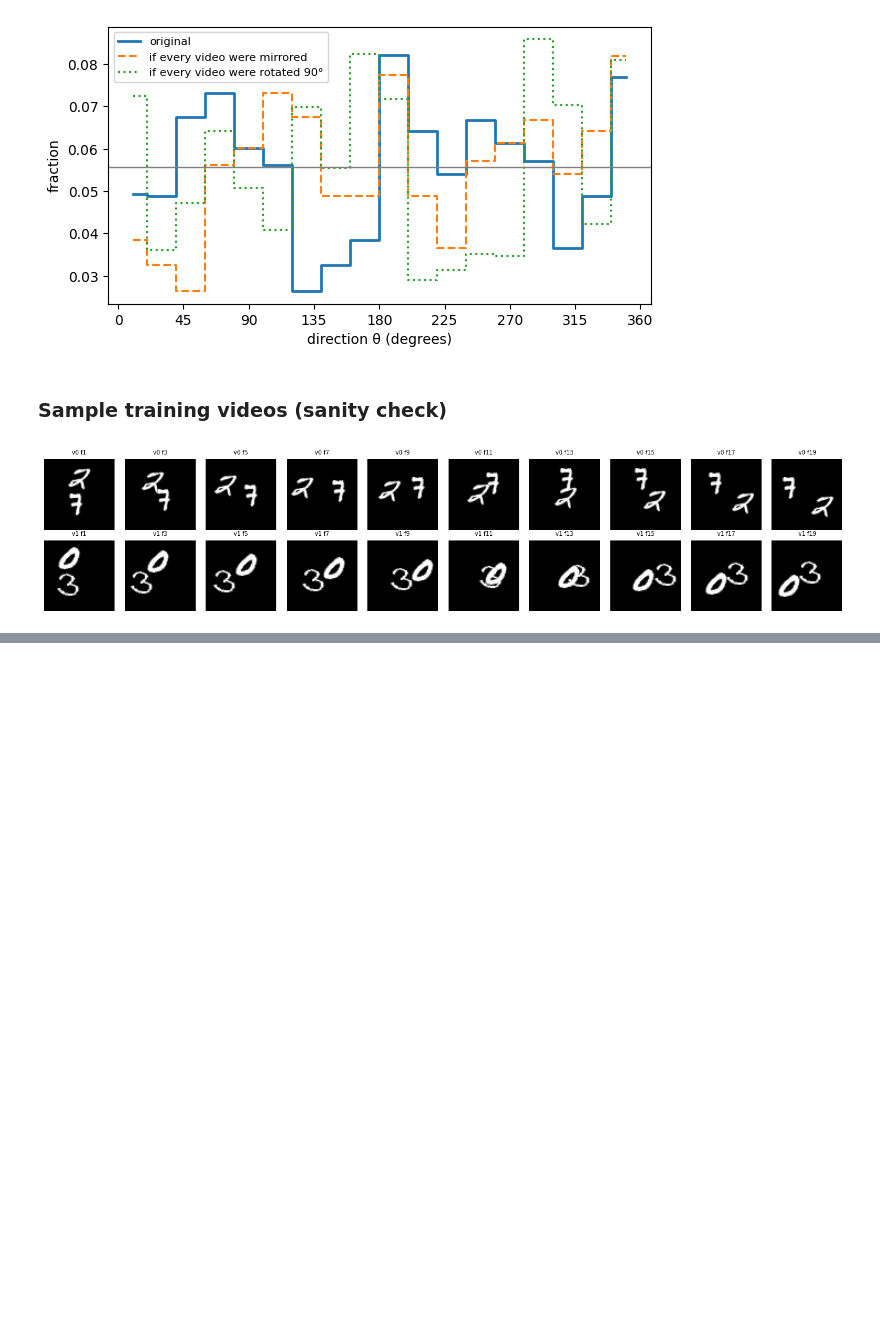
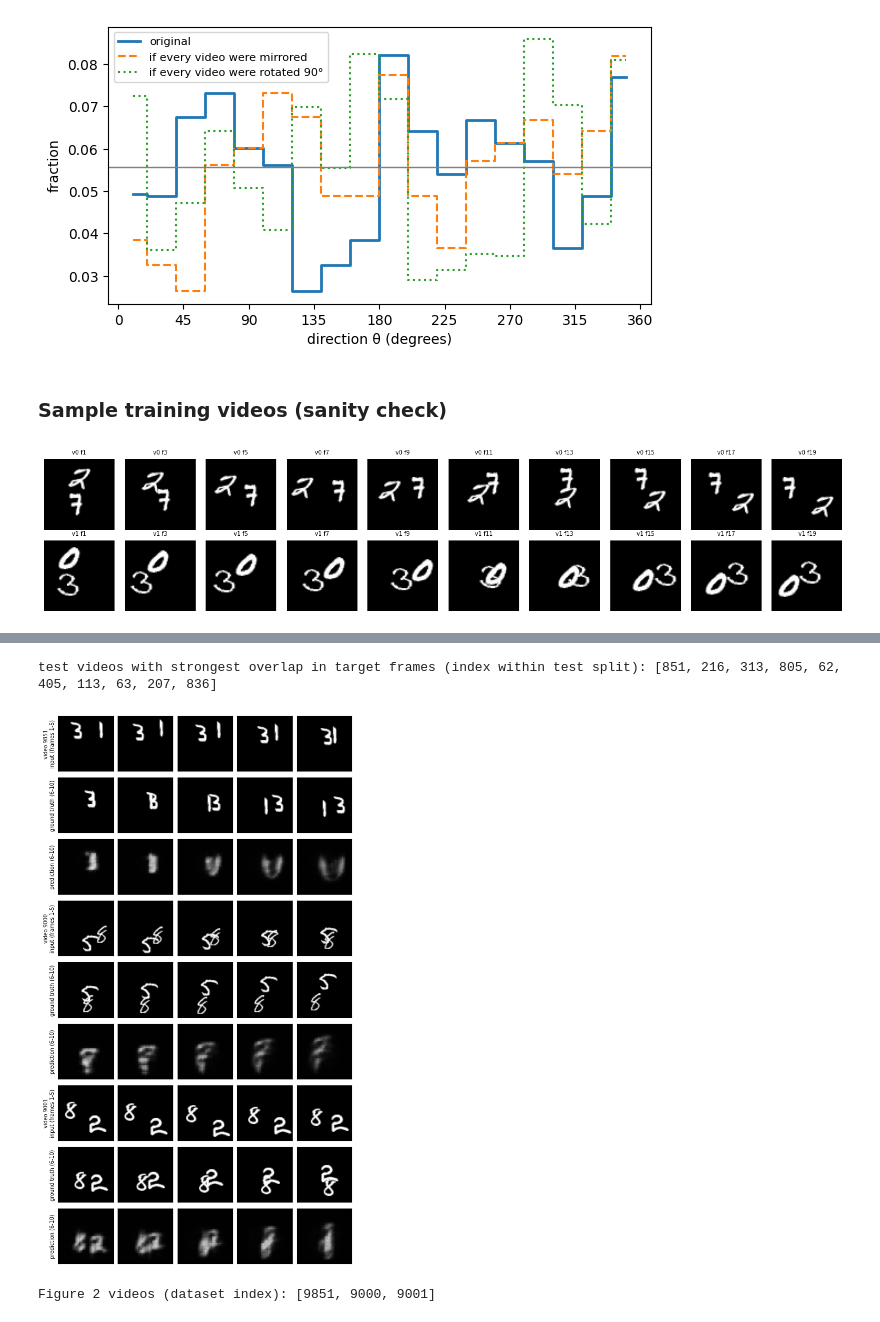
Before and after one commit to ShanzayIQ/AI651-Assignment2, a Jupyter notebook: Q2_part1.ipynb, the cells around one changed output, grey strips where cells are left out. Cells and saved outputs as stored; diff of their text form; code cells hidden in the pictures; blank space fills up the shorter version.

```diff
--- a/Q2_part1.ipynb
+++ b/Q2_part1.ipynb
@@ -330,0 +650,28 @@ plt.tight_layout(); plt.show()
+# %%
+Xte, Yte, mte = get_split_windows(test_dev, 1, 1)
+area = (torch.cat([Xte, Yte], 1) > 0.2).float().sum(dim=(2, 3, 4))
+drop = 1 - area[:, 5:].min(1).values / area.median(1).values
+overlap_ids = torch.argsort(drop, descending=True)[:10].tolist()
+print('test videos with strongest overlap in target frames (index within test split):', overlap_ids)
+
+FIG2_IDS = [overlap_ids[0], 0, 1]      # one with overlap + two ordinary
+Yhat_A0 = predict(models_A[0], Xte[FIG2_IDS])
+
+fig, axes = plt.subplots(3 * len(FIG2_IDS), 5, figsize=(7, 1.45 * 3 * len(FIG2_IDS)))
+for v, vid in enumerate(FIG2_IDS):
+    rows = [('input (frames 1-5)', Xte[vid]), ('ground truth (6-10)', Yte[vid]),
+            ('prediction (6-10)', Yhat_A0[v])]
+    for r, (lab, seq) in enumerate(rows):
+        for c in range(5):
+            ax = axes[3 * v + r, c]
+            ax.imshow(seq[c, 0].cpu(), cmap='gray', vmin=0, vmax=1)
+            ax.set_xticks([]); ax.set_yticks([])
+            if c == 0: ax.set_ylabel(f'video {9000 + vid}\n{lab}' if r == 0 else lab, fontsize=7)
+plt.subplots_adjust(wspace=0.04, hspace=0.12)
+plt.savefig(os.path.join(FIG_DIR, 'figure2_modelA.png'), dpi=200, bbox_inches='tight')
+plt.show()
+print('Figure 2 videos (dataset index):', [9000 + v for v in FIG2_IDS])
+# %% [output]
+test videos with strongest overlap in target frames (index within test split): [851, 216, 313, 805, 62, 405, 113, 63, 207, 836]
+[figure, added]
+Figure 2 videos (dataset index): [9851, 9000, 9001]
```
Also changed, not shown: parts of 10 cells of this notebook.
